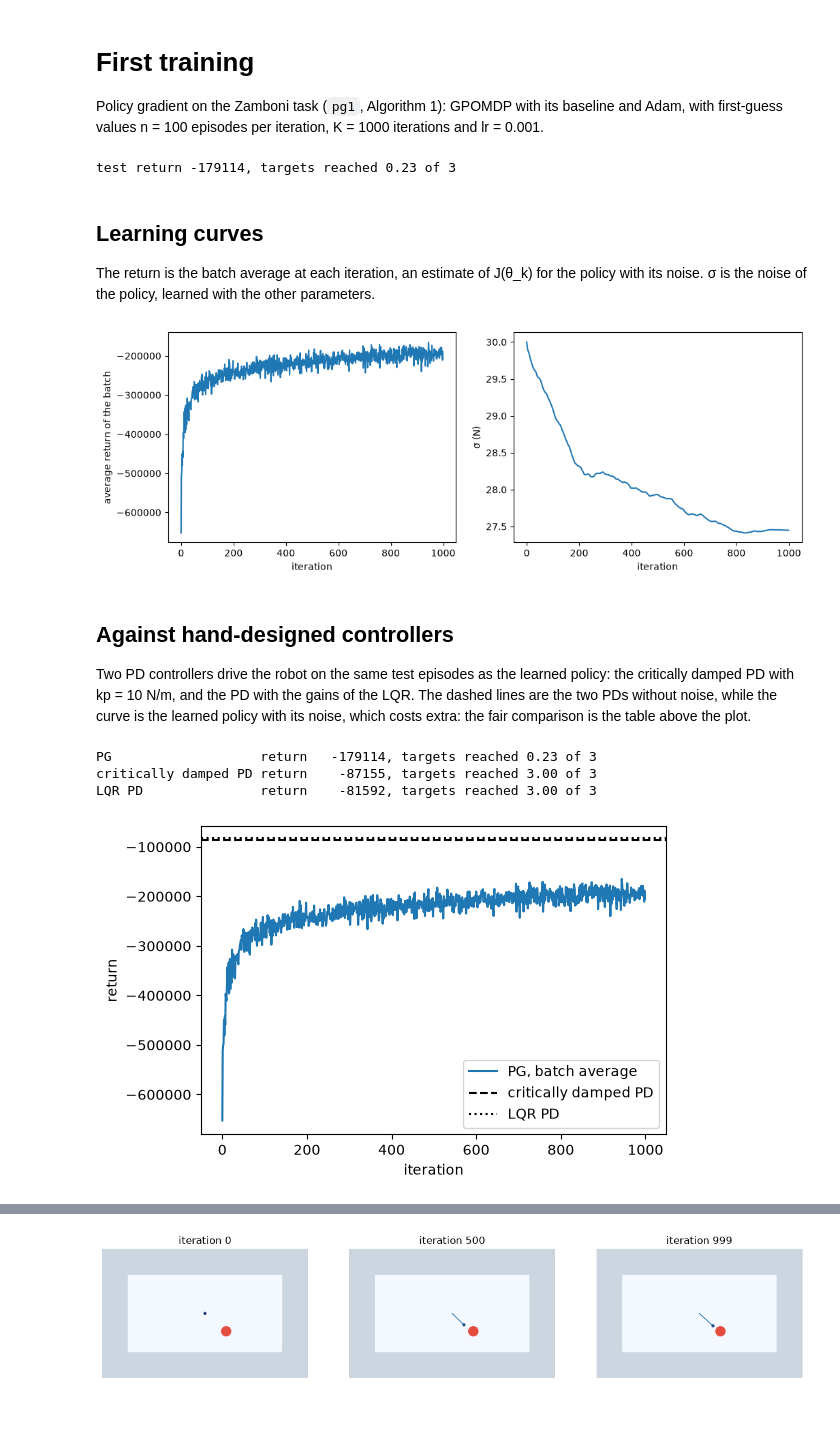
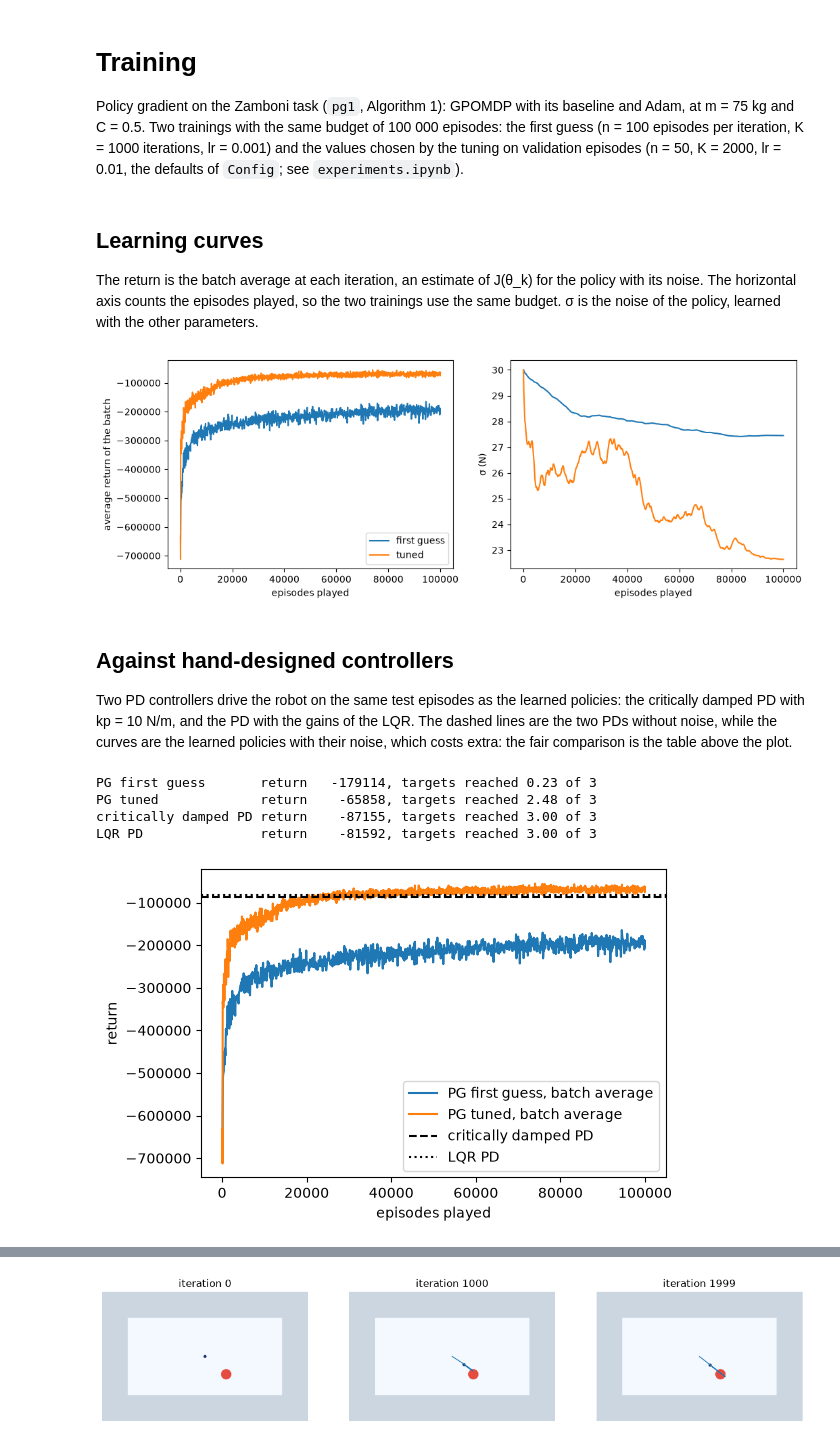
Before and after one commit to dariopellegrino00/zamboni, a Jupyter notebook: notebooks/training.ipynb, the cells around one changed output, grey strips where cells are left out. Drawn from its saved outputs; the diff is of its cells as text; code cells hidden in the pictures; blank space fills up the shorter version.

Commit message:
feat: tune the batch size and the step size on validation episodes
Signed-off-by: Dario Pellegrino <dario.pellegrino00@gmail.com>

```diff
--- a/notebooks/training.ipynb
+++ b/notebooks/training.ipynb
@@ -1,7 +1,7 @@
 # %% [markdown]
-# First training
+# Training
 
-Policy gradient on the Zamboni task (`pg1`, Algorithm 1): GPOMDP with its baseline and Adam, with first-guess values n = 100 episodes per iteration, K = 1000 iterations and lr = 0.001.
+Policy gradient on the Zamboni task (`pg1`, Algorithm 1): GPOMDP with its baseline and Adam, at m = 75 kg and C = 0.5. Two trainings with the same budget of 100 000 episodes: the first guess (n = 100 episodes per iteration, K = 1000 iterations, lr = 0.001) and the values chosen by the tuning on validation episodes (n = 50, K = 2000, lr = 0.01, the defaults of `Config`; see `experiments.ipynb`).
 # %%
 import matplotlib.pyplot as plt
 import numpy as np
@@ -11,56 +11,61 @@ from zamboni.env import RINK_HALF_X, RINK_HALF_Y, TARGET_WINDOW, ZamboniEnv
 from zamboni.policy import LinearGaussianPolicy
 from zamboni.training import Config, evaluate, train
 
-cfg = Config()
-policy, history = train(cfg)
-result = evaluate(policy.act, cfg.mass, cfg.energy_coeff)
-print(f"test return {result['return']:.0f}, targets reached {result['targets_reached']:.2f} of 3")
+configs = {
+    "first guess": Config(batch_size=100, iterations=1000, lr=0.001),
+    "tuned": Config(),
+}
+runs = {name: train(cfg) for name, cfg in configs.items()}
+cfg = configs["tuned"]  # m and C are the same for both
-# %% [output]
-test return -179114, targets reached 0.23 of 3
 # %% [markdown]
 ## Learning curves
 
-The return is the batch average at each iteration, an estimate of J(θ_k) for the policy with its noise. σ is the noise of the policy, learned with the other parameters.
+The return is the batch average at each iteration, an estimate of J(θ_k) for the policy with its noise. The horizontal axis counts the episodes played, so the two trainings use the same budget. σ is the noise of the policy, learned with the other parameters.
 # %%
 fig, (ax_return, ax_sigma) = plt.subplots(1, 2, figsize=(12, 4))
-ax_return.plot(history["return"])
-ax_return.set_xlabel("iteration")
+for name, (_, history) in runs.items():
+    episodes = configs[name].batch_size * np.arange(1, configs[name].iterations + 1)
+    ax_return.plot(episodes, history["return"], label=name)
+    ax_sigma.plot(episodes, history["sigma"], label=name)
+ax_return.set_xlabel("episodes played")
 ax_return.set_ylabel("average return of the batch")
-ax_sigma.plot(history["sigma"])
-ax_sigma.set_xlabel("iteration")
+ax_sigma.set_xlabel("episodes played")
 ax_sigma.set_ylabel("σ (N)")
+ax_return.legend()
 plt.show()
 # %% [output]
-[figure, old version]
+[figure, new version]
 # %% [markdown]
 ## Against hand-designed controllers
 
-Two PD controllers drive the robot on the same test episodes as the learned policy: the critically damped PD with kp = 10 N/m, and the PD with the gains of the LQR. The dashed lines are the two PDs without noise, while the curve is the learned policy with its noise, which costs extra: the fair comparison is the table above the plot.
+Two PD controllers drive the robot on the same test episodes as the learned policies: the critically damped PD with kp = 10 N/m, and the PD with the gains of the LQR. The dashed lines are the two PDs without noise, while the curves are the learned policies with their noise, which costs extra: the fair comparison is the table above the plot.
 # %%
 controllers = {
     "critically damped PD": PDController.critically_damped(cfg.mass),
     "LQR PD": PDController.lqr(cfg.mass, cfg.energy_coeff),
 }
-results = {"PG": result} | {
-    name: evaluate(controller.act, cfg.mass, cfg.energy_coeff)
-    for name, controller in controllers.items()
-}
+acts = {f"PG {name}": policy.act for name, (policy, _) in runs.items()}
+acts |= {name: controller.act for name, controller in controllers.items()}
+results = {name: evaluate(act, cfg.mass, cfg.energy_coeff) for name, act in acts.items()}
 for name, r in results.items():
     print(f"{name:20} return {r['return']:9.0f}, targets reached {r['targets_reached']:.2f} of 3")
 
 plt.figure(figsize=(6, 4))
-plt.plot(history["return"], label="PG, batch average")
+for name, (_, history) in runs.items():
+    episodes = configs[name].batch_size * np.arange(1, configs[name].iterations + 1)
+    plt.plot(episodes, history["return"], label=f"PG {name}, batch average")
 for name, style in [("critically damped PD", "--"), ("LQR PD", ":")]:
     plt.axhline(results[name]["return"], color="black", linestyle=style, label=name)
-plt.xlabel("iteration")
+plt.xlabel("episodes played")
 plt.ylabel("return")
 plt.legend()
 plt.show()
 # %% [output]
-PG                   return   -179114, targets reached 0.23 of 3
+PG first guess       return   -179114, targets reached 0.23 of 3
+PG tuned             return    -65858, targets reached 2.48 of 3
 critically damped PD return    -87155, targets reached 3.00 of 3
 LQR PD               return    -81592, targets reached 3.00 of 3
-[figure, old version]
+[figure, new version]
 # %% [markdown]
 ## The policy along the training
 
```
Also changed, not shown: parts of 2 cells of this notebook, 49 other files.
